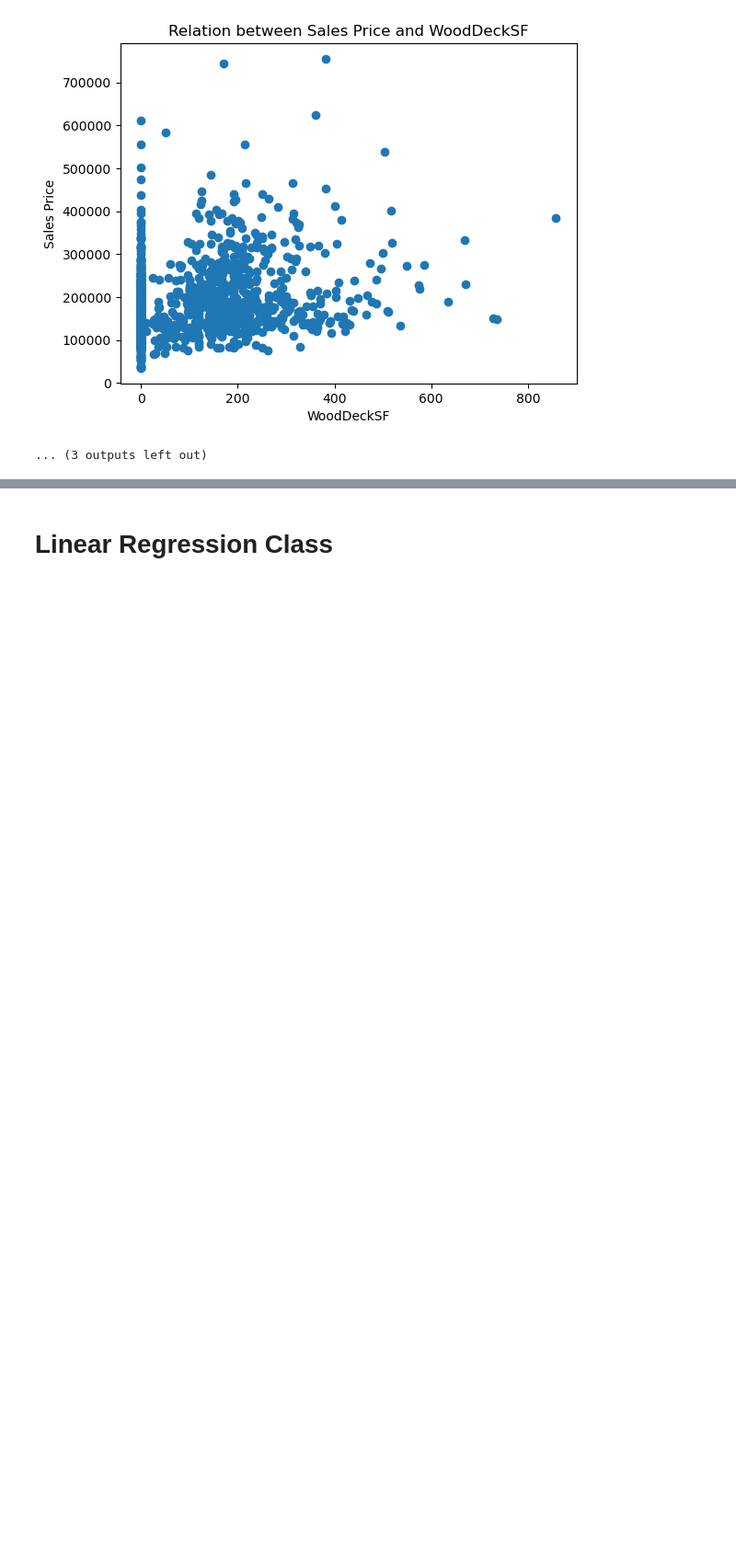
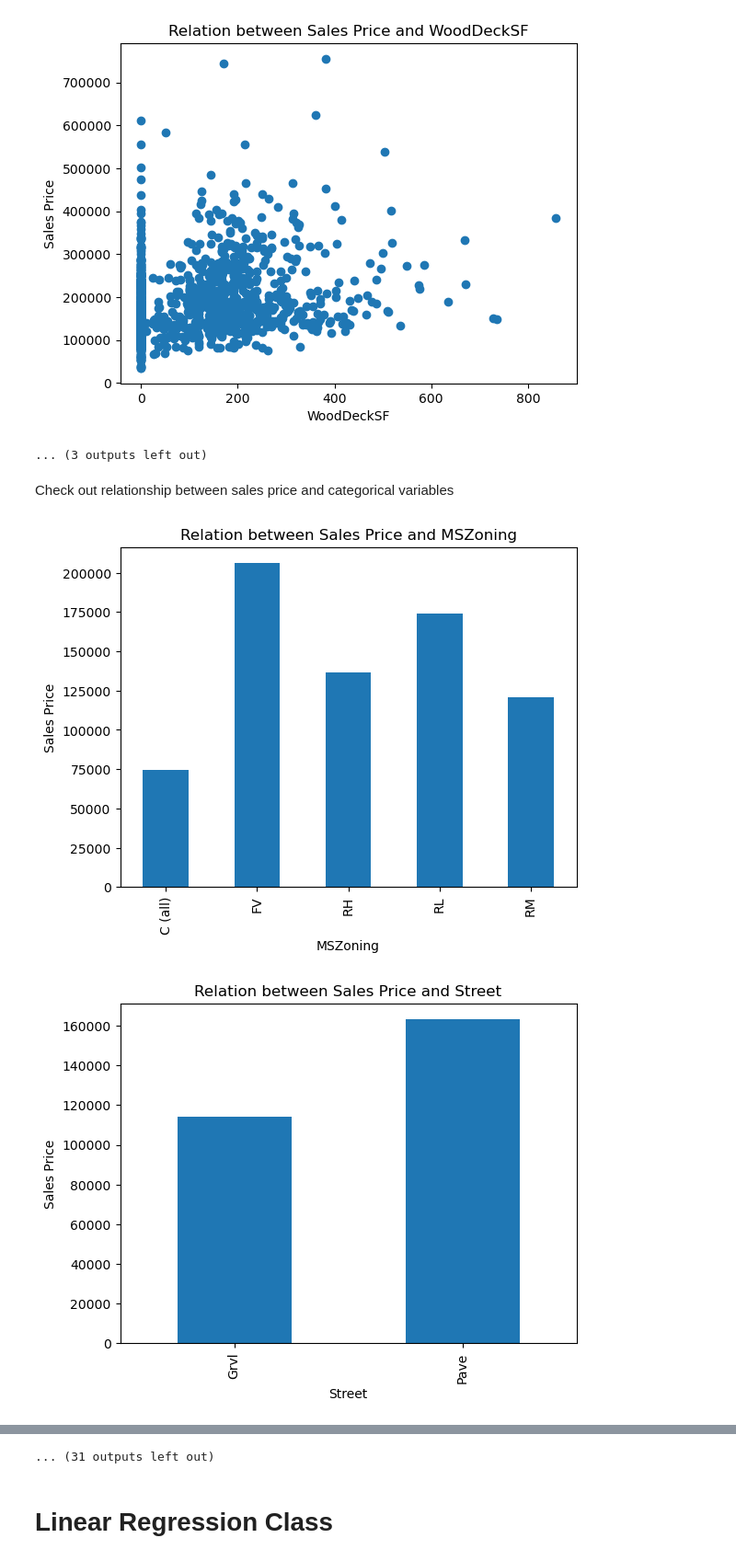
Before and after one commit to Sahadat31/Linear_regression_scratch, a Jupyter notebook: House_Price_Prediction.ipynb, the cells around one changed output, grey strips where cells are left out. Shown at 92% size. Saved outputs shown, nothing was run; the diff lists cells and outputs as text; code cells hidden in the pictures; blank space fills up the shorter version.

```diff
--- a/House_Price_Prediction.ipynb
+++ b/House_Price_Prediction.ipynb
@@ -255,3 +255,16 @@ for d in continuous_feat:
 [figure]
 [figure]
 ... (3 outputs left out)
+# %% [markdown]
+ Check out relationship between sales price and categorical variables
+# %%
+data = df.copy()
+for c in categorical_feat:
+    data.groupby(c)['SalePrice'].median().plot.bar()
+    plt.xlabel(c)
+    plt.ylabel('Sales Price')
+    plt.title(f'Relation between Sales Price and {c}')
+    plt.show()
+# %% [output]
+[figure, added]
+[figure, added]
@@ -258,3 +281,4 @@ for d in continuous_feat:
+... (31 outputs left out)
 # %% [markdown]
 # Linear Regression Class
 # %%
```
Also changed, not shown: parts of 1 cell of this notebook.
